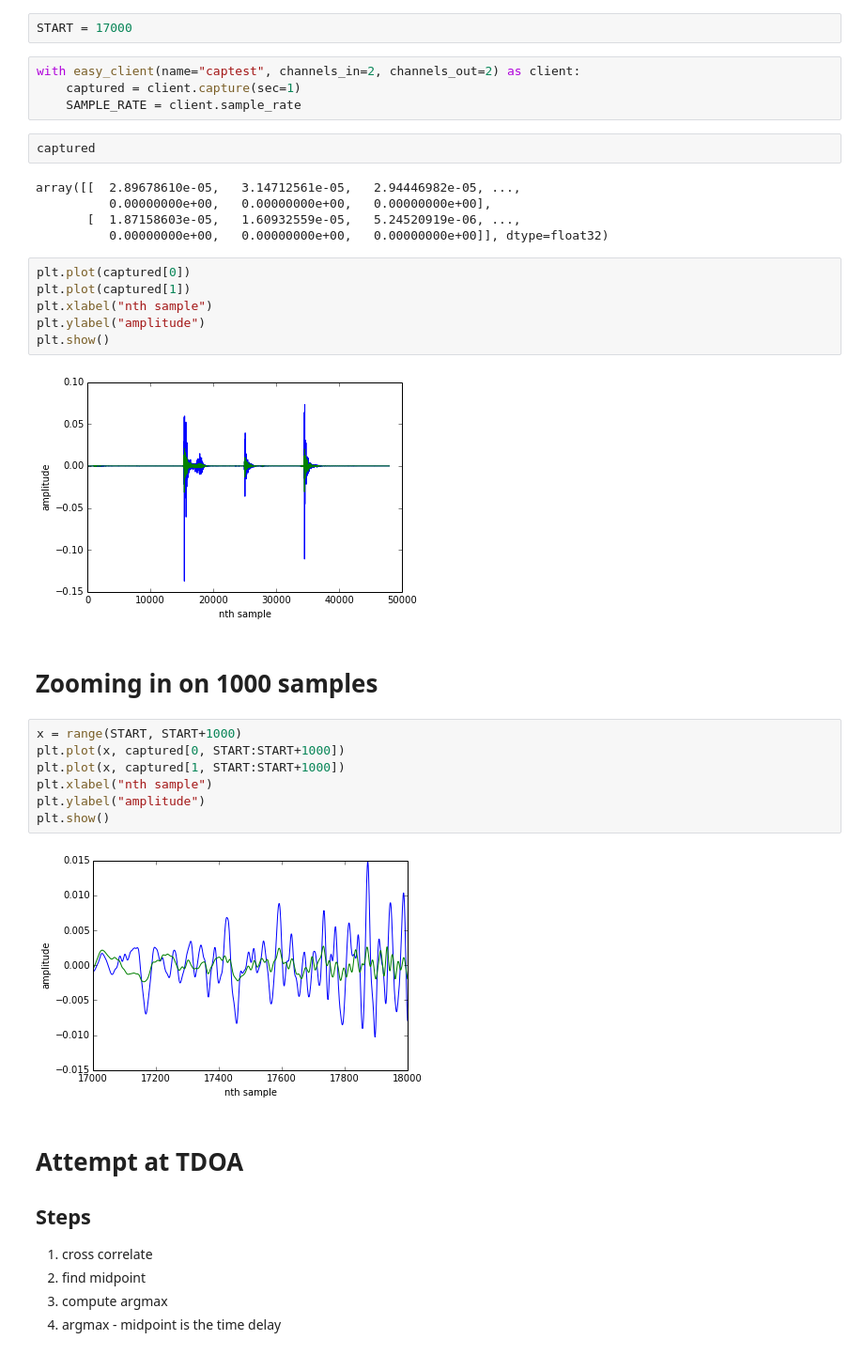
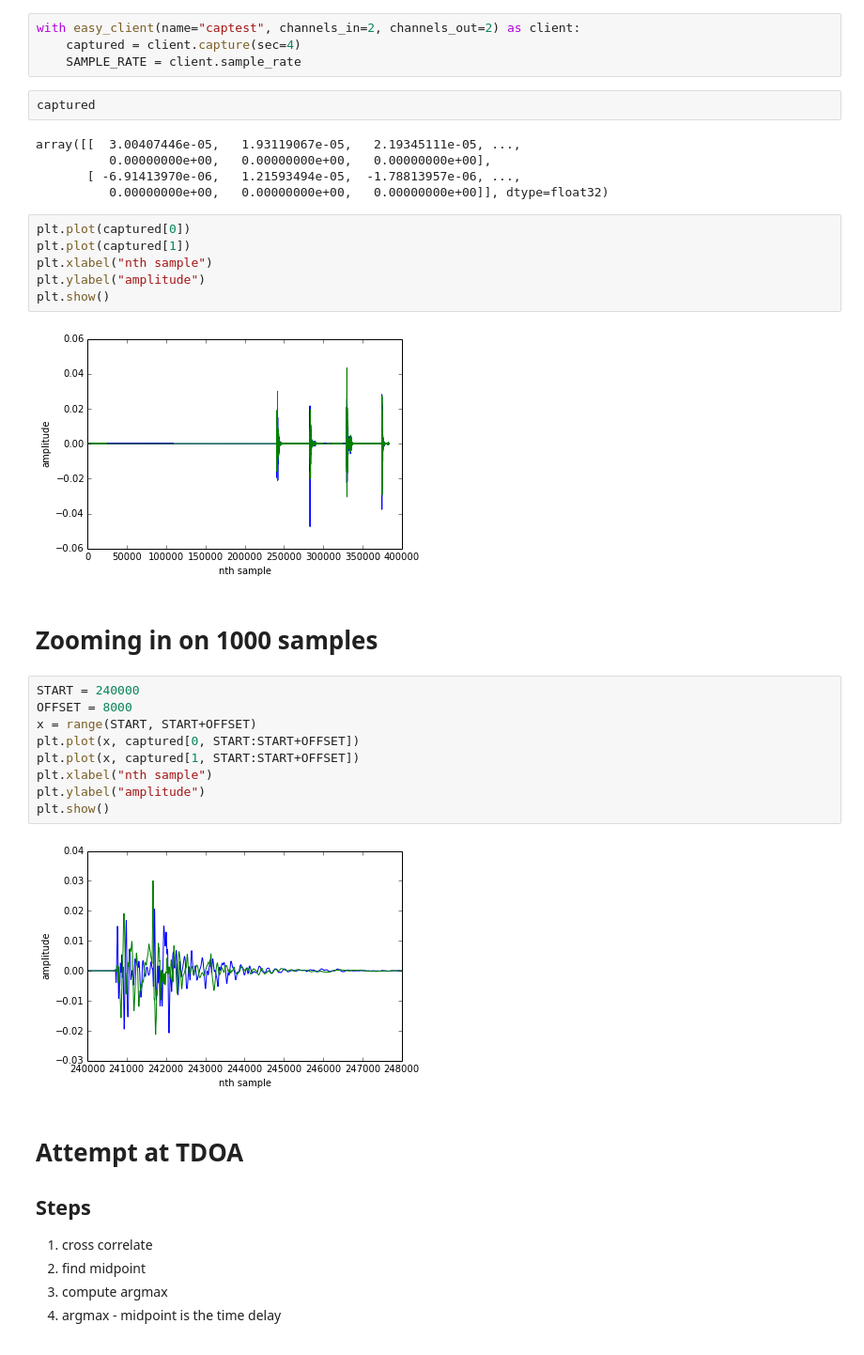
Before and after one commit to mvcisback/damped_waveguide, a Jupyter notebook: tdoa.ipynb, the cells around one changed output. Shown: that part at 94% size. Cells and saved outputs as stored; diff of their text form.

```diff
--- a/tdoa.ipynb
+++ b/tdoa.ipynb
@@ -12,17 +14,15 @@ from numpy import argmax, abs, correlate, floor, arange
 from scipy.signal import correlate
 from jacked import easy_client
-# %%
-START = 17000
 # %%
 with easy_client(name="captest", channels_in=2, channels_out=2) as client:
-    captured = client.capture(sec=1)
+    captured = client.capture(sec=4)
     SAMPLE_RATE = client.sample_rate
 # %%
 captured
 # %% [output]
-array([[  2.89678610e-05,   3.14712561e-05,   2.94446982e-05, ...,
+array([[  3.00407446e-05,   1.93119067e-05,   2.19345111e-05, ...,
           0.00000000e+00,   0.00000000e+00,   0.00000000e+00],
-       [  1.87158603e-05,   1.60932559e-05,   5.24520919e-06, ...,
+       [ -6.91413970e-06,   1.21593494e-05,  -1.78813957e-06, ...,
           0.00000000e+00,   0.00000000e+00,   0.00000000e+00]], dtype=float32)
 # %%
 plt.plot(captured[0])
@@ -31,18 +31,20 @@ plt.xlabel("nth sample")
 plt.ylabel("amplitude")
 plt.show()
 # %% [output]
-[figure, old version]
+[figure, new version]
 # %% [markdown]
 # Zooming in on 1000 samples
 # %%
-x = range(START, START+1000)
-plt.plot(x, captured[0, START:START+1000])
-plt.plot(x, captured[1, START:START+1000])
+START = 240000
+OFFSET = 8000
+x = range(START, START+OFFSET)
+plt.plot(x, captured[0, START:START+OFFSET])
+plt.plot(x, captured[1, START:START+OFFSET])
 plt.xlabel("nth sample")
 plt.ylabel("amplitude")
 plt.show()
 # %% [output]
-[figure, old version]
+[figure, new version]
 # %% [markdown]
 # Attempt at TDOA
 ## Steps
```
Also changed, not shown: parts of 13 cells of this notebook.
